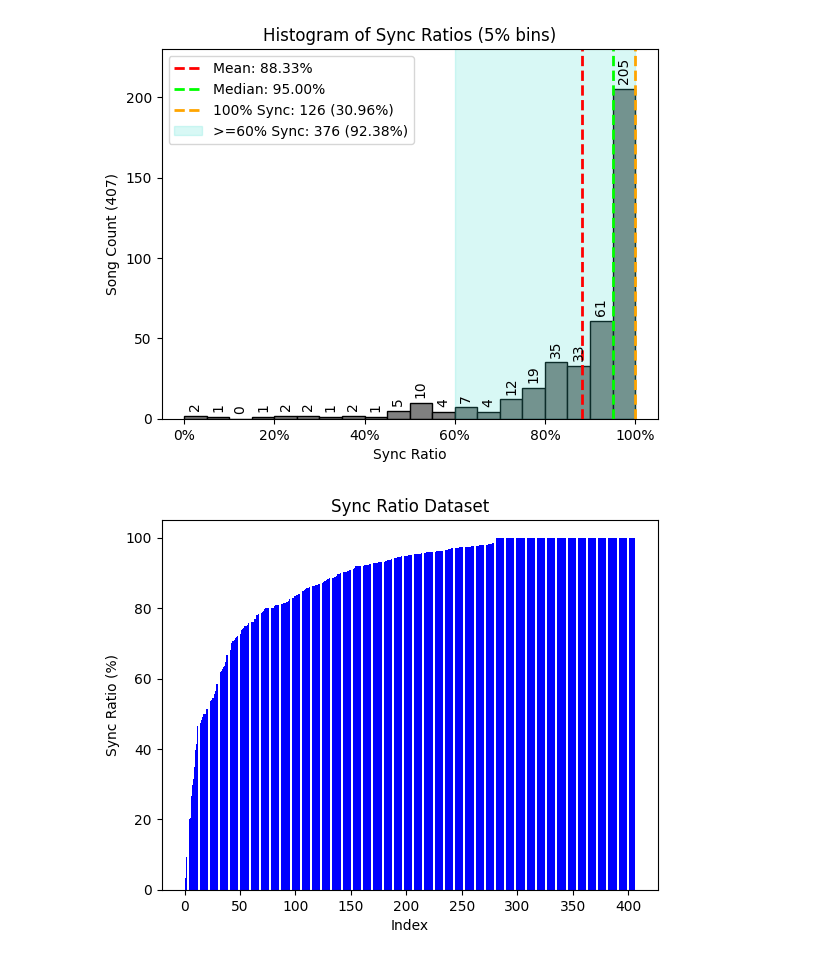
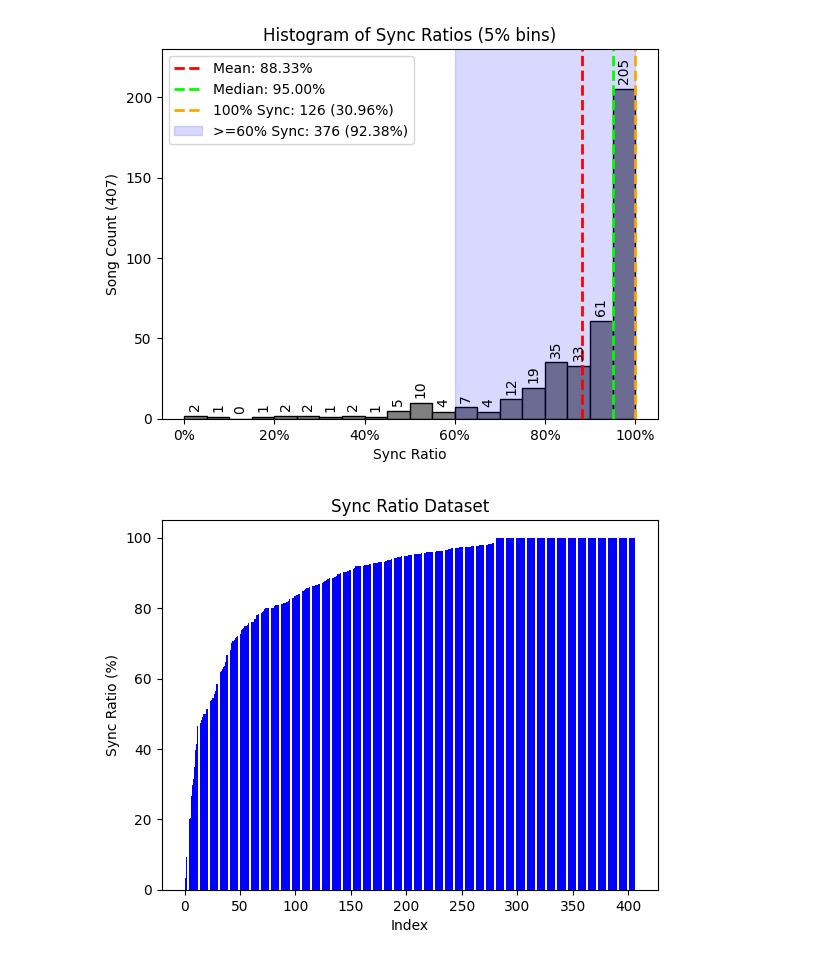
Before and after one commit to simonroedig/ChordSync_Study, a Jupyter notebook: algorithm_analysis.ipynb, the cells around one changed output. Saved outputs shown, nothing was run; the diff lists cells and outputs as text; code cells hidden in the pictures.

Commit message:
color

```diff
--- a/algorithm_analysis.ipynb
+++ b/algorithm_analysis.ipynb
@@ -32,35 +32,35 @@ plt.axvline(sync_ratio_dataset_median, color='lime', linestyle='dashed', linewid
 plt.axvline(100, color='orange', linestyle='dashed', linewidth=2,
             label=f'100% Sync: {count_100} ({count_100 / len(sync_ratio_dataset) * 100:.2f}%)')
 
-plt.fill_betweenx(y=[0, 270], x1=60, x2=100, color='turquoise', alpha=0.2, label=f'>=60% Sync: {count_above_60} ({count_above_60 / len(sync_ratio_dataset) * 100:.2f}%)')
+plt.fill_betweenx(y=[0, 270], x1=60, x2=100, color='blue', alpha=0.15, label=f'>=60% Sync: {count_above_60} ({count_above_60 / len(sync_ratio_dataset) * 100:.2f}%)')
 
 # Set labels and title
 plt.xlabel('Sync Ratio')
 plt.ylabel('Song Count (407)')
 plt.title('Histogram of Sync Ratios (5% bins)')
 
 # Format x-axis as percentages
 plt.gca().xaxis.set_major_formatter(FuncFormatter(lambda x, _: f'{x / 100:.0%}'))
 
 plt.ylim(0, 230)
 
 # Add legend
 plt.legend()
 
 def ca(count):
     if count >= 999:
         return f" ({round(count / len(sync_ratio_dataset) * 100)}%)"
     else :
         return ""
 
 # Add counts above the bars
 for bin_val, count in zip(bins[:-1], np.histogram(sync_ratio_dataset, bins=bins)[0]):
     plt.text(bin_val + 2.5, count + 5, str(count) + ca(count), color='black', ha='center', rotation=90)
 
 # Show the plot
 plt.show()
 # %% [output]
-[figure, old version]
+[figure, new version]
 # %%
 plt.bar(range(len(sorted(sync_ratio_dataset))), sorted(sync_ratio_dataset), color='blue')
 plt.xlabel('Index')
```
